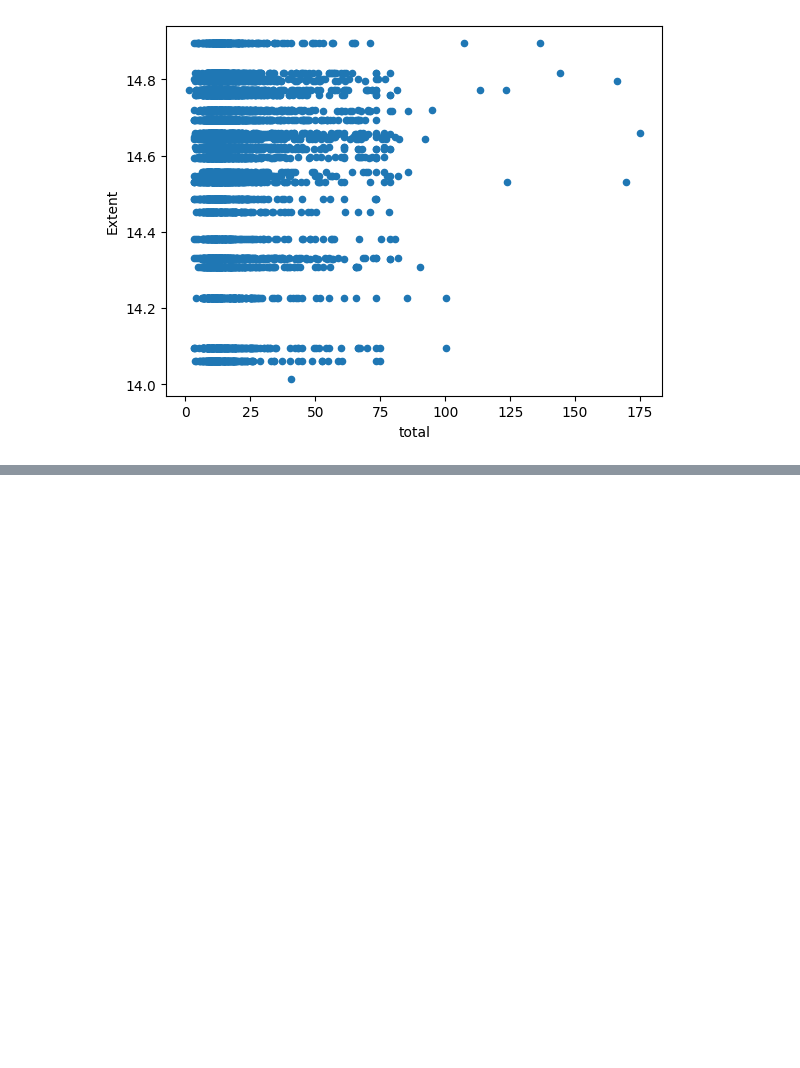
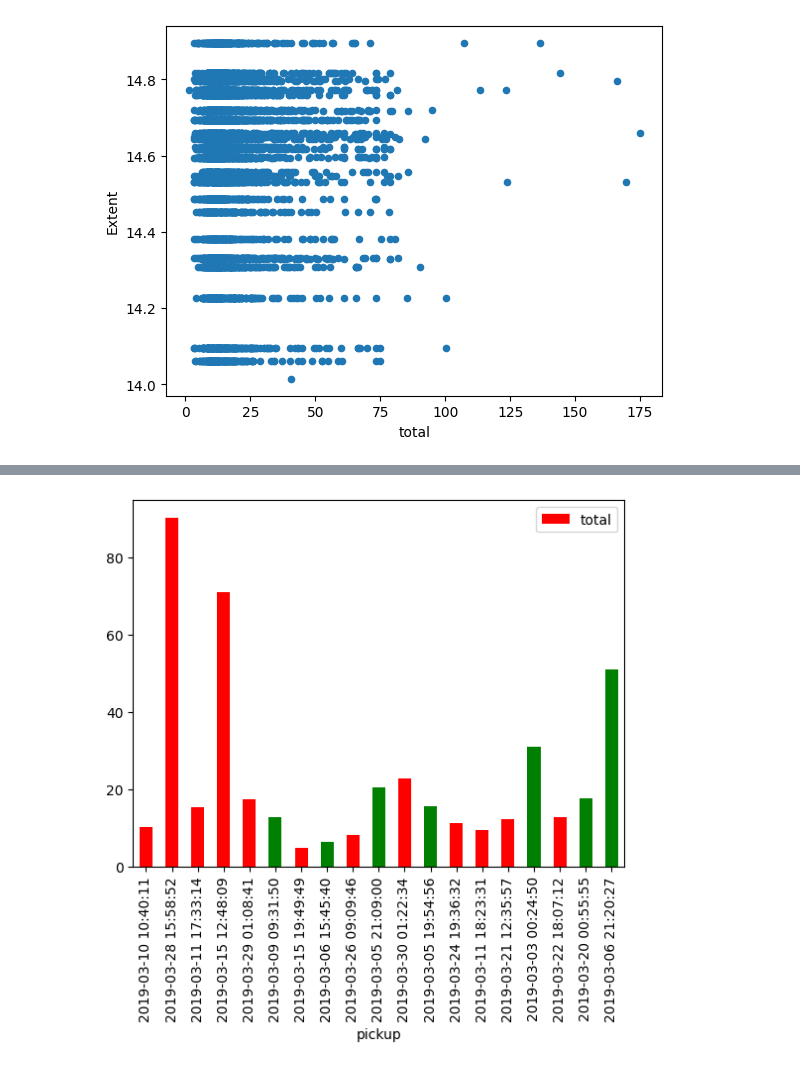
Before and after one commit to r-leyshon/py-pandas, a Jupyter notebook: joining-data/04-ordered-data.ipynb, the cells around one changed output, grey strips where cells are left out. Drawn from its saved outputs; the diff is of its cells as text; code cells hidden in the pictures; blank space fills up the shorter version.

Commit message:
feat: merge_asof

```diff
--- a/joining-data/04-ordered-data.ipynb
+++ b/joining-data/04-ordered-data.ipynb
@@ -36,0 +49,22 @@ plt.show()
+# %%
+# start with fresh data - type coercion shenanigans
+taxis = sns.load_dataset("taxis")
+seaice = sns.load_dataset("seaice")
+# must sort the keys
+taxis = taxis.sort_values("pickup")
+seaice = seaice.sort_values("Date")
+# colour code the seaice dataset based on expansion / contraction
+
+seaice["diff"] = seaice["Extent"].diff()
+# %%
+taxis_seaice_status = pd.merge_asof(
+    taxis, seaice, left_on="pickup", right_on="Date", direction="nearest")
+# taking aaages so downsampling:
+taxis_seaice_status = taxis_seaice_status.sample(frac=0.003)
+# for some reason, plotting r/g color bars doesn;t work with a df column, but
+# does work with a list
+is_expanding = ["r" if d <0 else "g" for d in taxis_seaice_status["diff"]]
+taxis_seaice_status.plot(kind="bar", x="pickup", y="total", color=is_expanding)
+plt.show()
+# %% [output]
+[figure, added]
```
Also changed, not shown: parts of 1 cell of this notebook.
